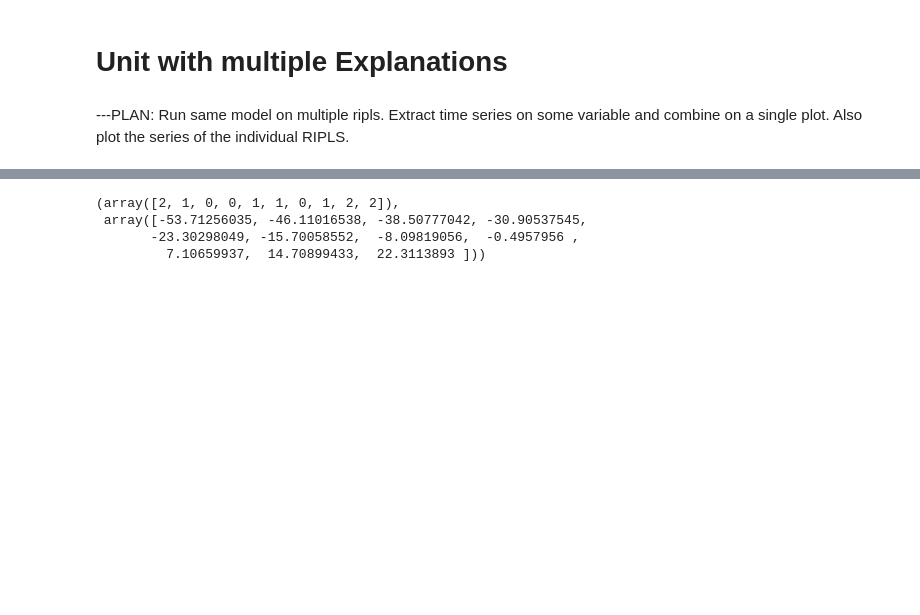
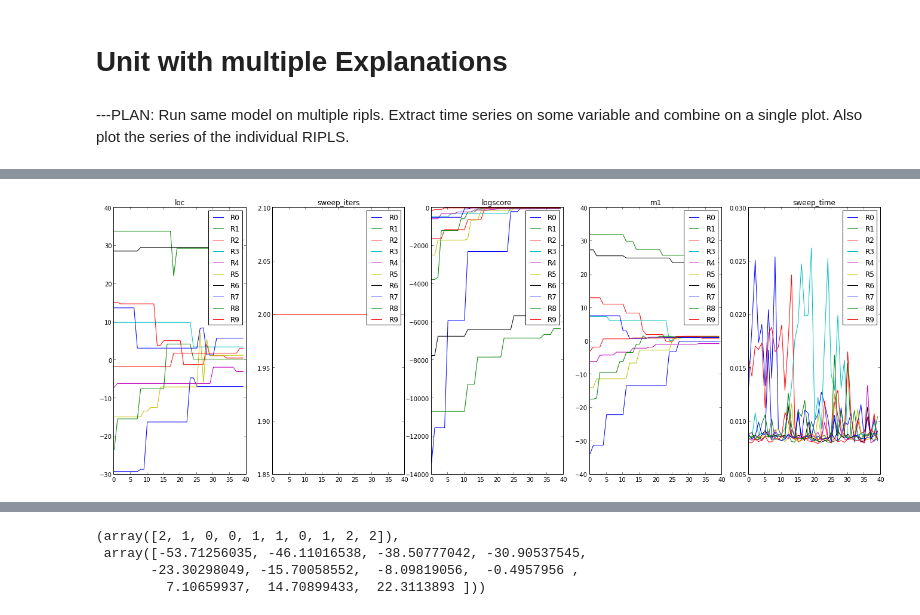
Before and after one commit to owainevans/myunit, a Jupyter notebook: demo_unit.ipynb, the cells around one changed output, grey strips where cells are left out. Cells and saved outputs as stored; diff of their text form; code cells hidden in the pictures; blank space fills up the shorter version.

```diff
--- a/demo_unit.ipynb
+++ b/demo_unit.ipynb
@@ -156,3 +156,13 @@ for i in range(no_ripls):
+# %%
+fig,ax = subplots(ncols=len(agg_series)-3,sharex=True,figsize=(23,8) )
+for i,var_name in enumerate(agg_series):
+    if i < (len(agg_series)-3):
+        for j in range(no_ripls):
+            ax[i].plot(x,agg_series[var_name][j,:],label='R'+str(j))
+        ax[i].legend()
+        ax[i].set_title(var_name)
+# %% [output]
+[figure, added]
 # %%
 agg_means = mean(agg_series,axis=0)
 print agg_means[ range(0,no_sweeps,5) ]
```
Also changed, not shown: parts of 8 cells of this notebook, 1 other file.
